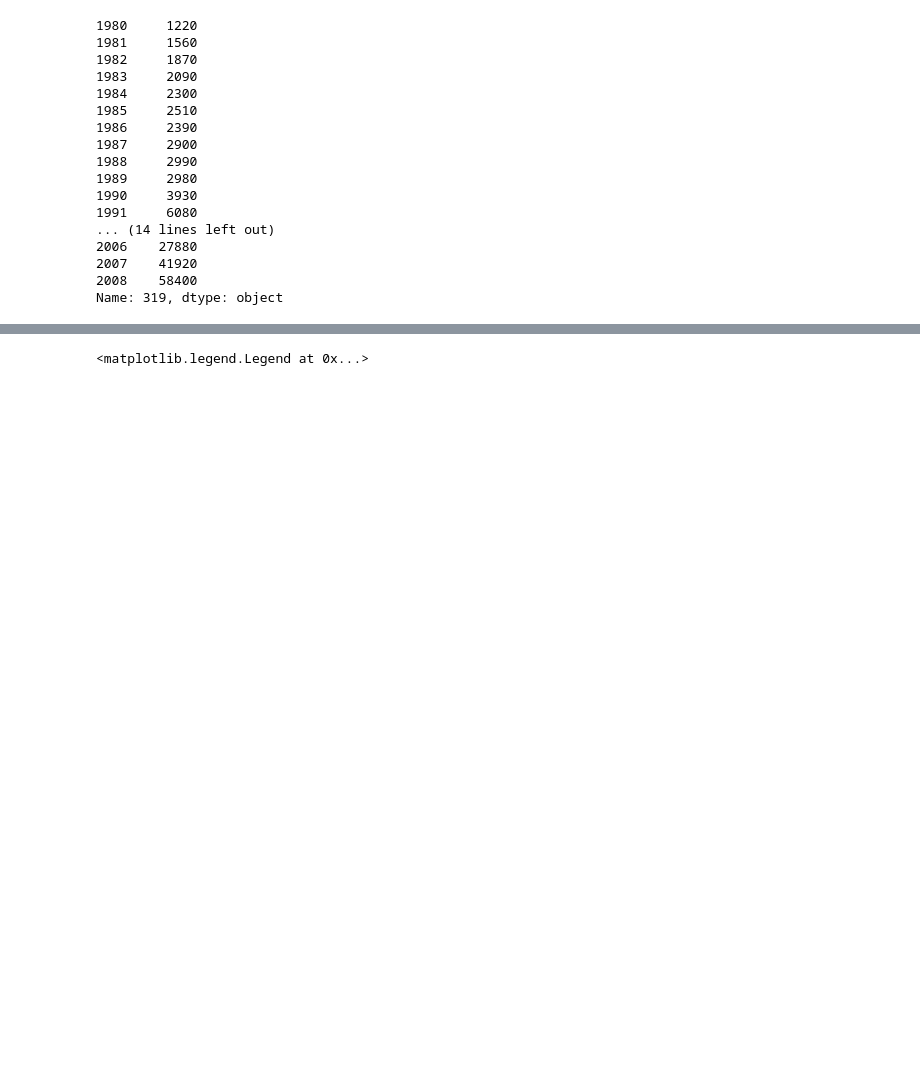
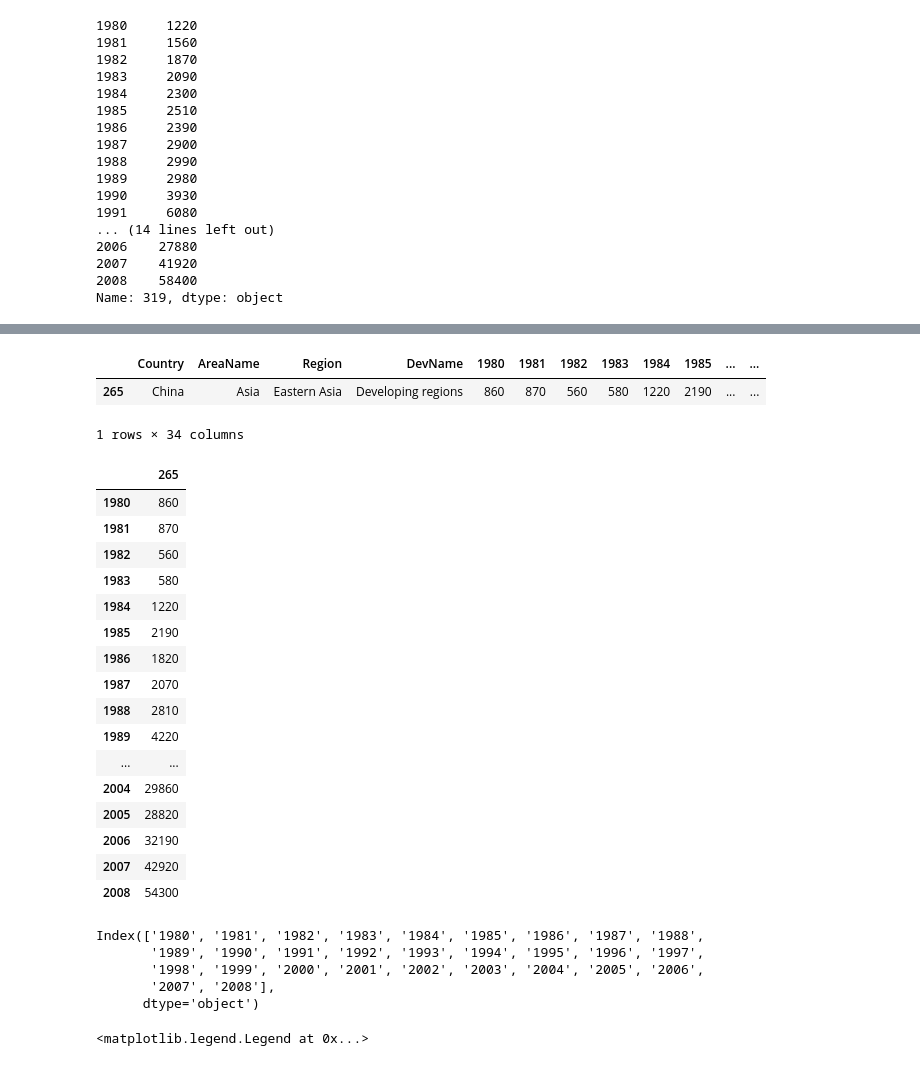
Before and after one commit to leangaurav/dsc_weekennd_2020_08_30, a Jupyter notebook: Assignments/Lino/Immigrants/AustraliaImmigrantsMatplotlib.ipynb, the cells around one changed output, grey strips where cells are left out. Saved outputs shown, nothing was run; the diff lists cells and outputs as text; code cells hidden in the pictures; blank space fills up the shorter version.

```diff
--- a/Assignments/Lino/Immigrants/AustraliaImmigrantsMatplotlib.ipynb
+++ b/Assignments/Lino/Immigrants/AustraliaImmigrantsMatplotlib.ipynb
@@ -191 +214,35 @@ Name: 319, dtype: object
+# %%
+df[df.Country=='China']
+# %% [output]
+|  | Country | AreaName | Region | DevName | 1980 | 1981 | 1982 | 1983 | 1984 | 1985 | ... | ... |
+| 265 | China | Asia | Eastern Asia | Developing regions | 860 | 870 | 560 | 580 | 1220 | 2190 | ... | ... |
+1 rows × 34 columns
+# %%
+df[df.Country=='China'].iloc[:,4:33].T
+# %% [output]
+|  | 265 |
+| 1980 | 860 |
+| 1981 | 870 |
+| 1982 | 560 |
+| 1983 | 580 |
+| 1984 | 1220 |
+| 1985 | 2190 |
+| 1986 | 1820 |
+| 1987 | 2070 |
+| 1988 | 2810 |
+| 1989 | 4220 |
+| ... | ... |
+| 2004 | 29860 |
+| 2005 | 28820 |
+| 2006 | 32190 |
+| 2007 | 42920 |
+| 2008 | 54300 |
+# %%
+df.columns[4:33]
+# %% [output]
+Index(['1980', '1981', '1982', '1983', '1984', '1985', '1986', '1987', '1988',
+       '1989', '1990', '1991', '1992', '1993', '1994', '1995', '1996', '1997',
+       '1998', '1999', '2000', '2001', '2002', '2003', '2004', '2005', '2006',
+       '2007', '2008'],
+      dtype='object')
 # %%
```
Also changed, not shown: parts of 8 cells of this notebook, 1 other file.
